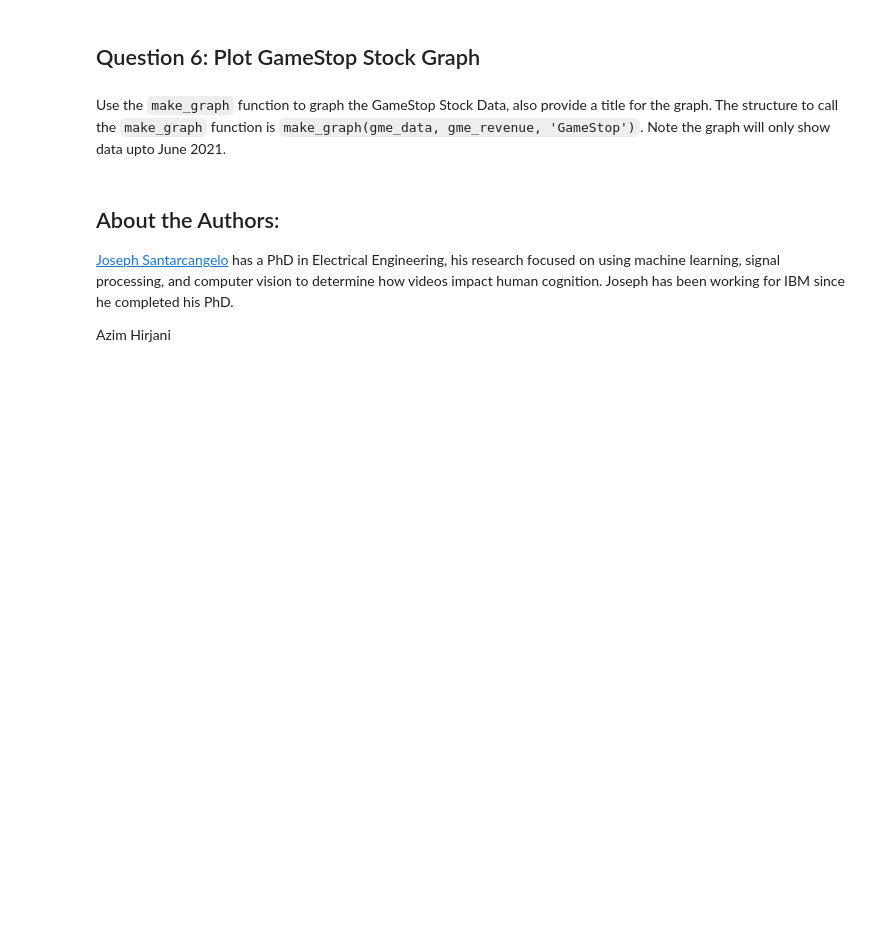
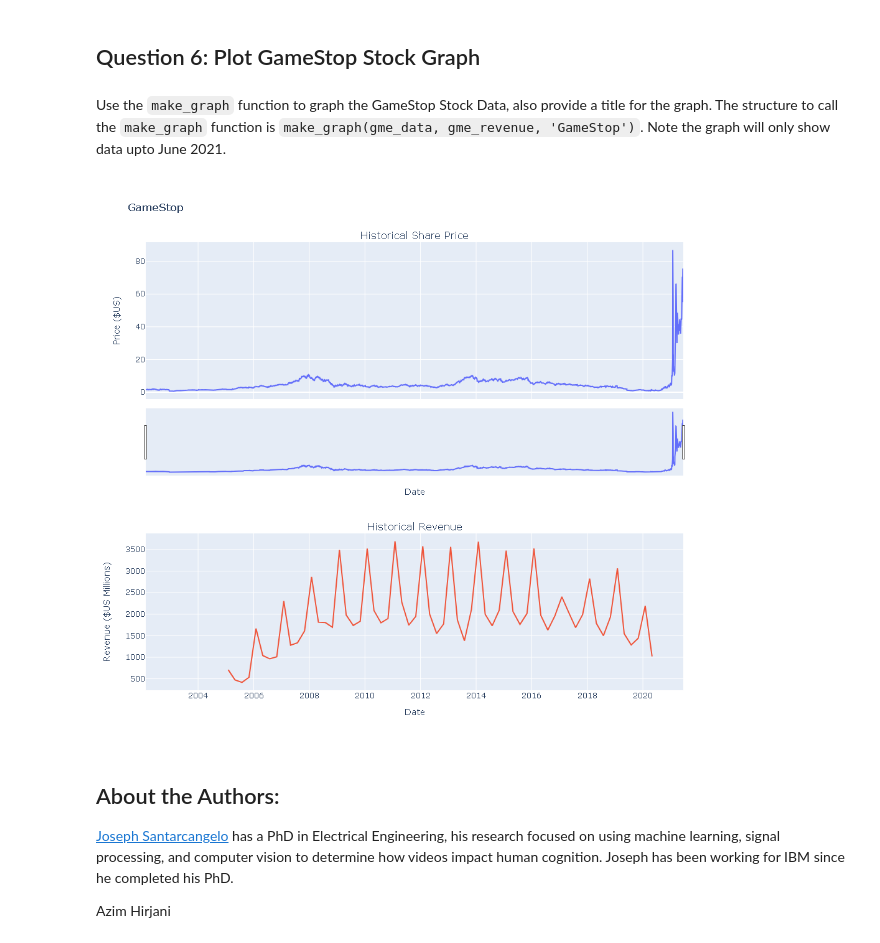
Before and after one commit to shakir-flash/Data-Mining-Python-Numpy-Pandas, a Jupyter notebook: Final Assignment.ipynb, the cells around one changed output. Saved outputs shown, nothing was run; the diff lists cells and outputs as text; code cells hidden in the pictures; blank space fills up the shorter version.

```diff
--- a/Final Assignment.ipynb
+++ b/Final Assignment.ipynb
@@ -178,8 +184,9 @@ gme = yf.Ticker('GME')
 # %% [markdown]
 Using the ticker object and the function `history` extract stock information and save it in a dataframe named `gme_data`. Set the `period` parameter to `max` so we get information for the maximum amount of time.
 # %%
-gme_history= gme.history(period = 'max')
+gme_data= gme.history(period = 'max')
 # %% [markdown]
 **Reset the index** using the `reset_index(inplace=True)` function on the gme_data DataFrame and display the first five rows of the `gme_data` dataframe using the `head` function. Take a screenshot of the results and code from the beginning of Question 3 to the results below.
 # %%
-gme_history.reset_index(inplace=True)
+gme_data.reset_index(inplace=True)
+gme_data.head()
@@ -257,6 +266,10 @@ NameError: name 'tesla_data' is not defined
 ## Question 6: Plot GameStop Stock Graph
 # %% [markdown]
 Use the `make_graph` function to graph the GameStop Stock Data, also provide a title for the graph. The structure to call the `make_graph` function is `make_graph(gme_data, gme_revenue, 'GameStop')`. Note the graph will only show data upto June 2021.
+# %%
+make_graph(gme_data, gme_revenue, 'GameStop')
+# %% [output]
+[figure, added]
 # %% [markdown]
 <h2>About the Authors:</h2>
 
```
Also changed, not shown: parts of 8 cells of this notebook.
